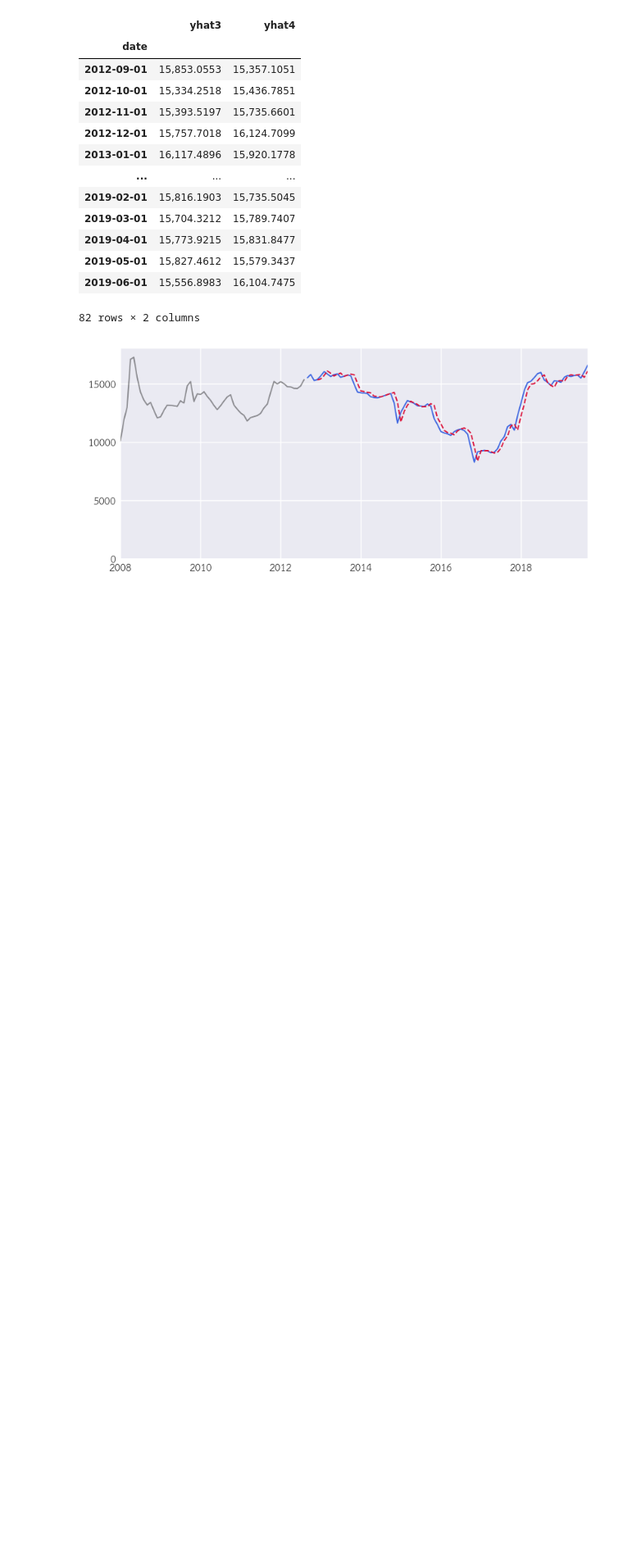
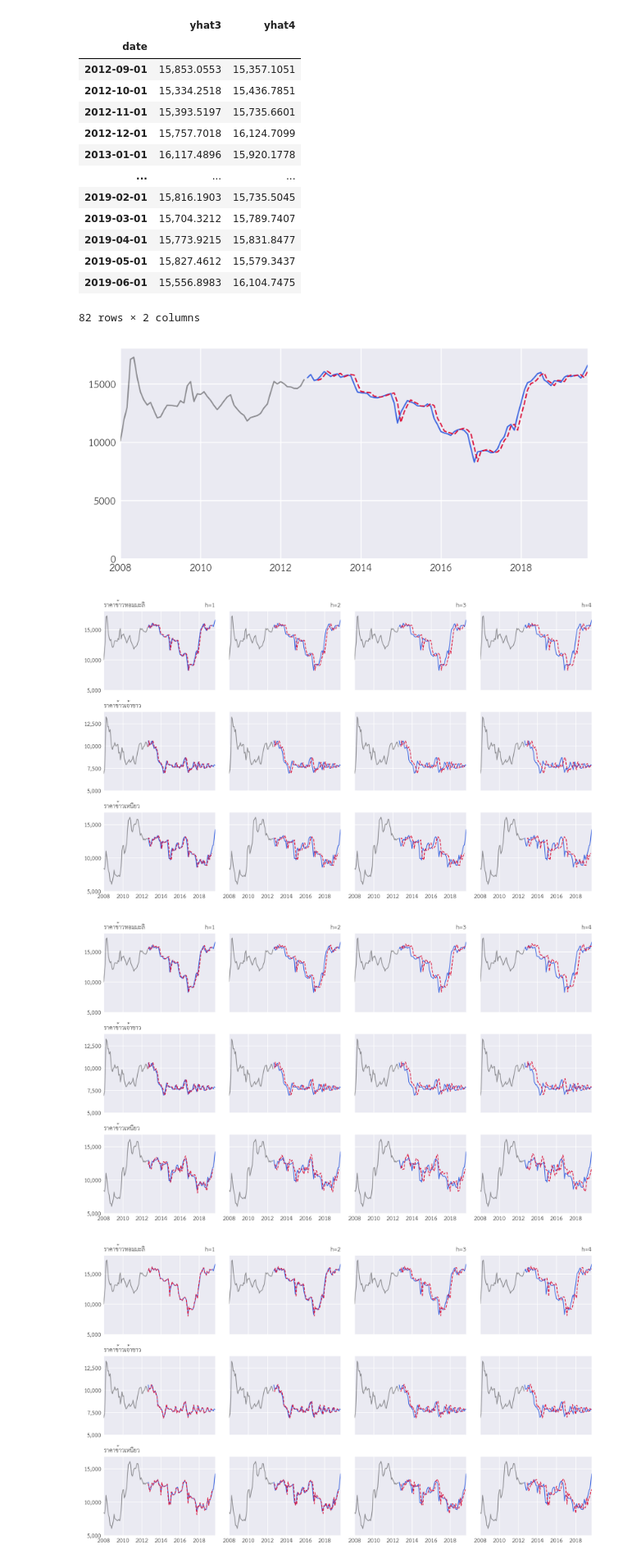
Before and after one commit to piyayut-ch/pricefcast, a Jupyter notebook: notebook/6_evaluate.ipynb, the cells around one changed output. Shown at 82% size. Saved outputs shown, nothing was run; the diff lists cells and outputs as text; code cells hidden in the pictures; blank space fills up the shorter version.

```diff
--- a/notebook/6_evaluate.ipynb
+++ b/notebook/6_evaluate.ipynb
@@ -172,3 +178,44 @@ hml.lstm_yhat[col34]
 plot_fcast(hml, 'mixed', step=4)
 # %% [output]
 [figure]
+# %%
+def my_plot(ax, data, method='ets', step=1):
+    """
+    Plot forecast vs actual
+    """
+
+    train, validate, train2, test = data_split(data)
+    yhat  = getattr(data, f'{method}_yhat')
+    yhat = data.join(yhat)
+
+    years = mdates.YearLocator()
+    ax.plot(train2, color='black', alpha=0.4, lw=1)
+    ax.plot(test, color='royalblue', lw=1)
+    ax.plot(yhat[f'yhat{step}'].shift(step-1), color='crimson', ls='dashed', lw=1)
+    ax.set_xlim([datetime.date(2008, 1, 1), datetime.date(2019, 9, 1)])
+    ax.set_ylim(5000)
+    ax.yaxis.set_major_formatter(mpl.ticker.StrMethodFormatter('{x:,.0f}'))
+    sns.despine(bottom=False, left=True, ax=ax)
+
+def combine_plot(method):
+    fig, axes = plt.subplots(nrows=3, ncols=4, sharex="col", sharey='row', figsize=(10, 6))
+    for i, price in enumerate(prices):
+        for h in range(4):
+            ax = axes[i, h]
+            if i == 0:
+                ax.set_title(f"h={h+1}", loc='right')
+            if h == 0:
+                ax.set_title(f"ราคา{price.meta.shortname}", loc='left')
+            my_plot(ax, price, method=method, step = h+1)
+    return fig
+# %%
+models = ['naive', 'ets', 'arima', 'mlp', 'lstm', 'mixed']
+
+for model in models:
+    fig = combine_plot(method=model)
+    plt.tight_layout()
+    fig.savefig(f'../figures/fcast_{model}.png', dpi=300)
+# %% [output]
+[figure, added]
+[figure, added]
+[figure, added]
```
Also changed, not shown: parts of 2 cells of this notebook, 7 other files.
